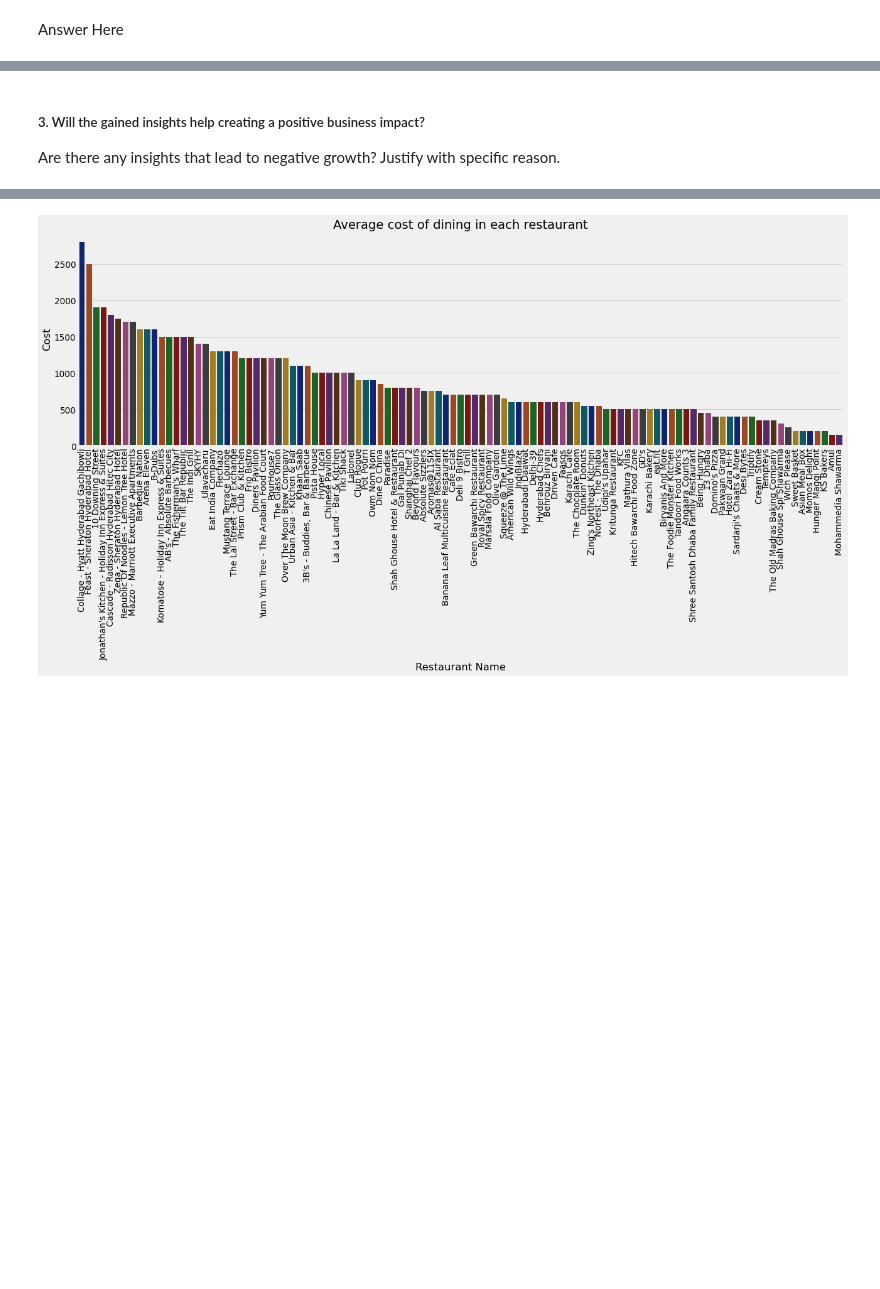
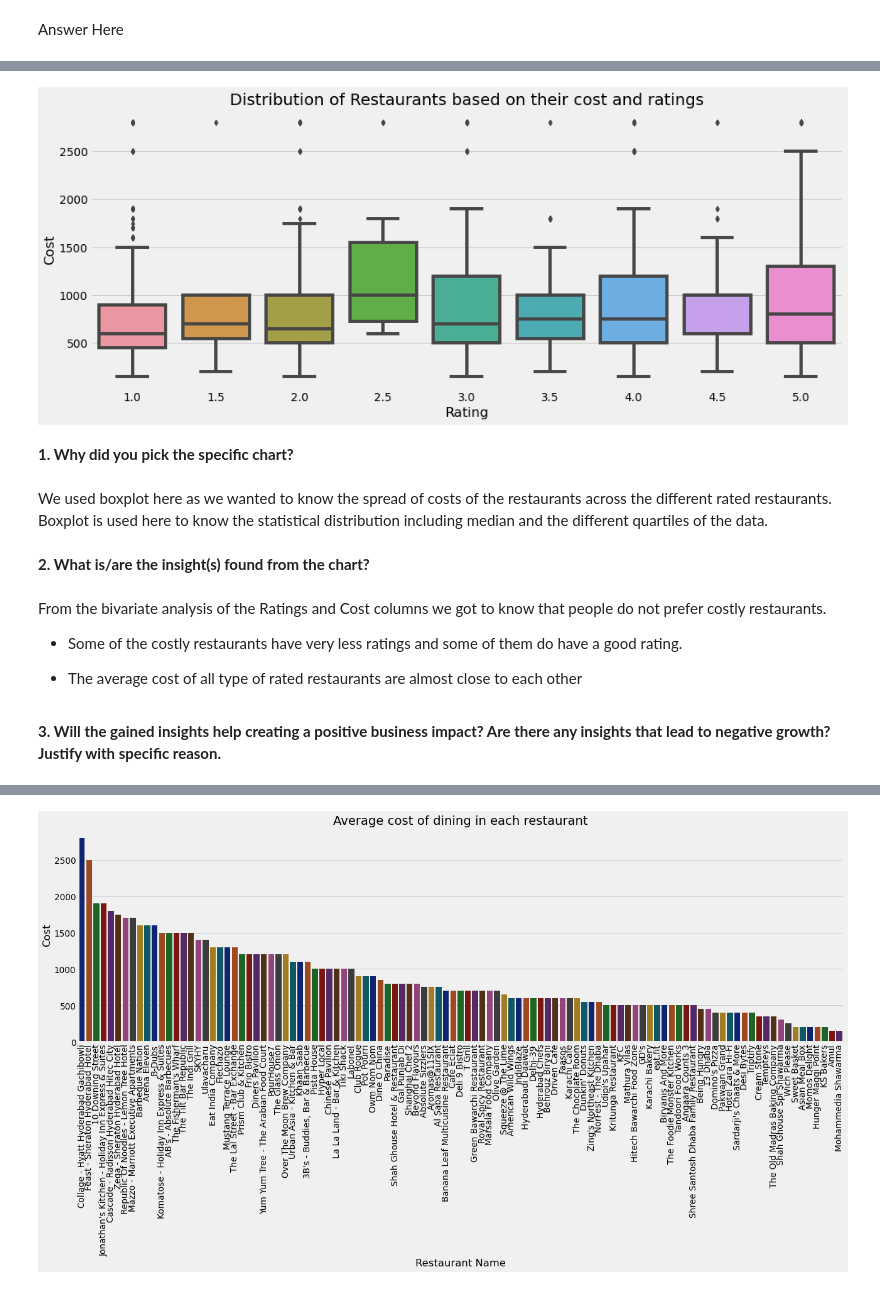
Before and after one commit to kumarabhinavthakur274/Zomato-Restaurant-Clustering-And-Sentiment-Analysis, a Jupyter notebook: Kumar_Abhinav_Zomato_Restaurant_Clustering_And_Sentiment_Analysis.ipynb, the cells around one changed output, grey strips where cells are left out. Saved outputs shown, nothing was run; the diff lists cells and outputs as text; code cells hidden in the pictures; blank space fills up the shorter version.

```diff
--- a/Kumar_Abhinav_Zomato_Restaurant_Clustering_And_Sentiment_Analysis.ipynb
+++ b/Kumar_Abhinav_Zomato_Restaurant_Clustering_And_Sentiment_Analysis.ipynb
@@ -545,3 +655,20 @@ Answer Here
+# %%
+# plotting box plot cost vs rating
+sns.boxplot(df_merged.Rating, df_merged.Cost)
+plt.title("Distribution of Restaurants based on their cost and ratings")
+plt.show()
+# %% [output]
+[figure, added]
+# %% [markdown]
+**1. Why did you pick the specific chart?**
+# %% [markdown]
+We used boxplot here as we wanted to know the spread of costs of the restaurants across the different rated restaurants. Boxplot is used here to know the statistical distribution including  median and the different quartiles of the data.
+# %% [markdown]
+**2. What is/are the insight(s) found from the chart?**
+# %% [markdown]
+From the bivariate analysis of the Ratings and Cost columns we got to know that people do not prefer costly restaurants.
+* Some of the costly restaurants have very less ratings and some of them do have a good rating.
+
+* The average cost of all type of rated restaurants are almost close to each other
 # %% [markdown]
-##### 3. Will the gained insights help creating a positive business impact?
-Are there any insights that lead to negative growth? Justify with specific reason.
+**3. Will the gained insights help creating a positive business impact? Are there any insights that lead to negative growth? Justify with specific reason.**
```
Also changed, not shown: parts of 192 cells of this notebook.
